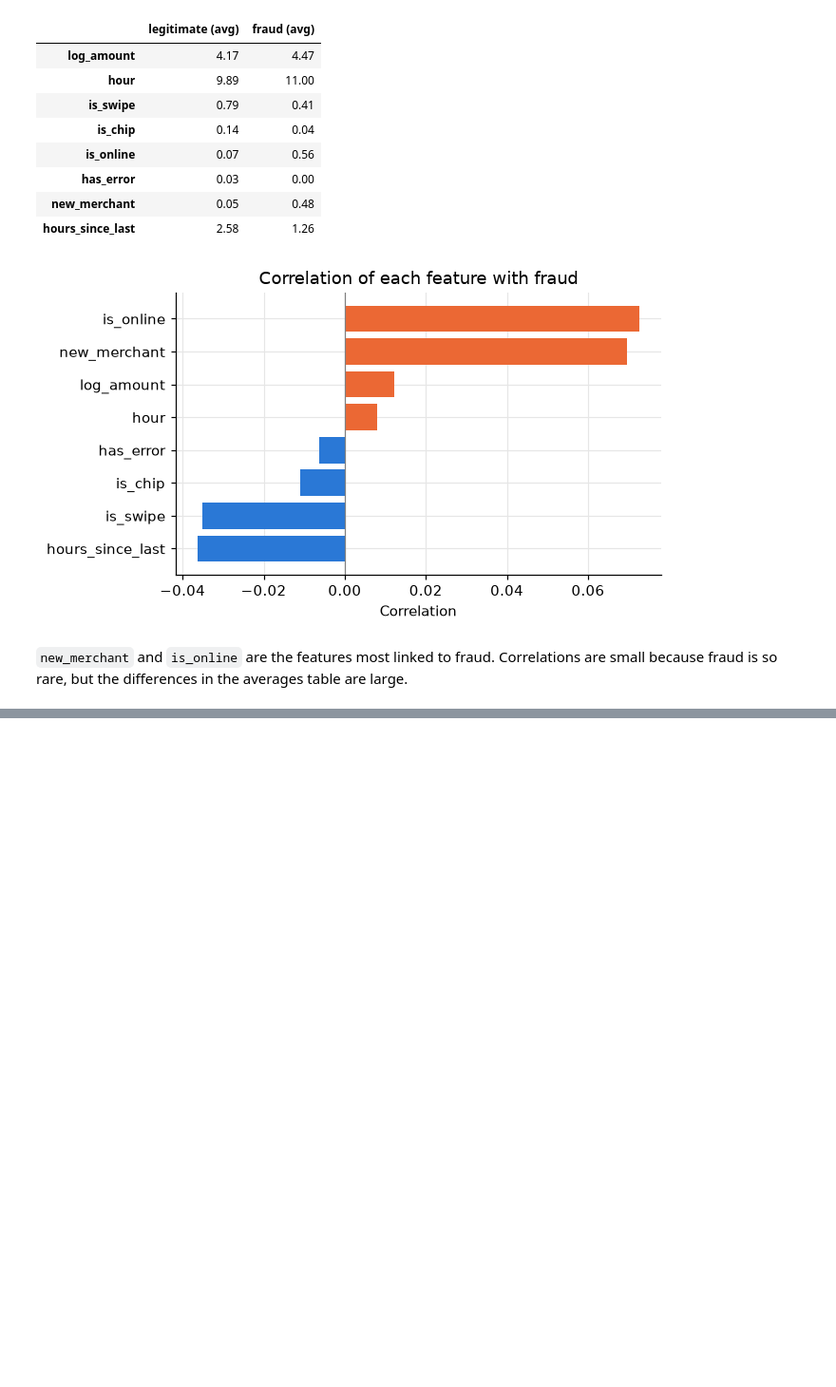
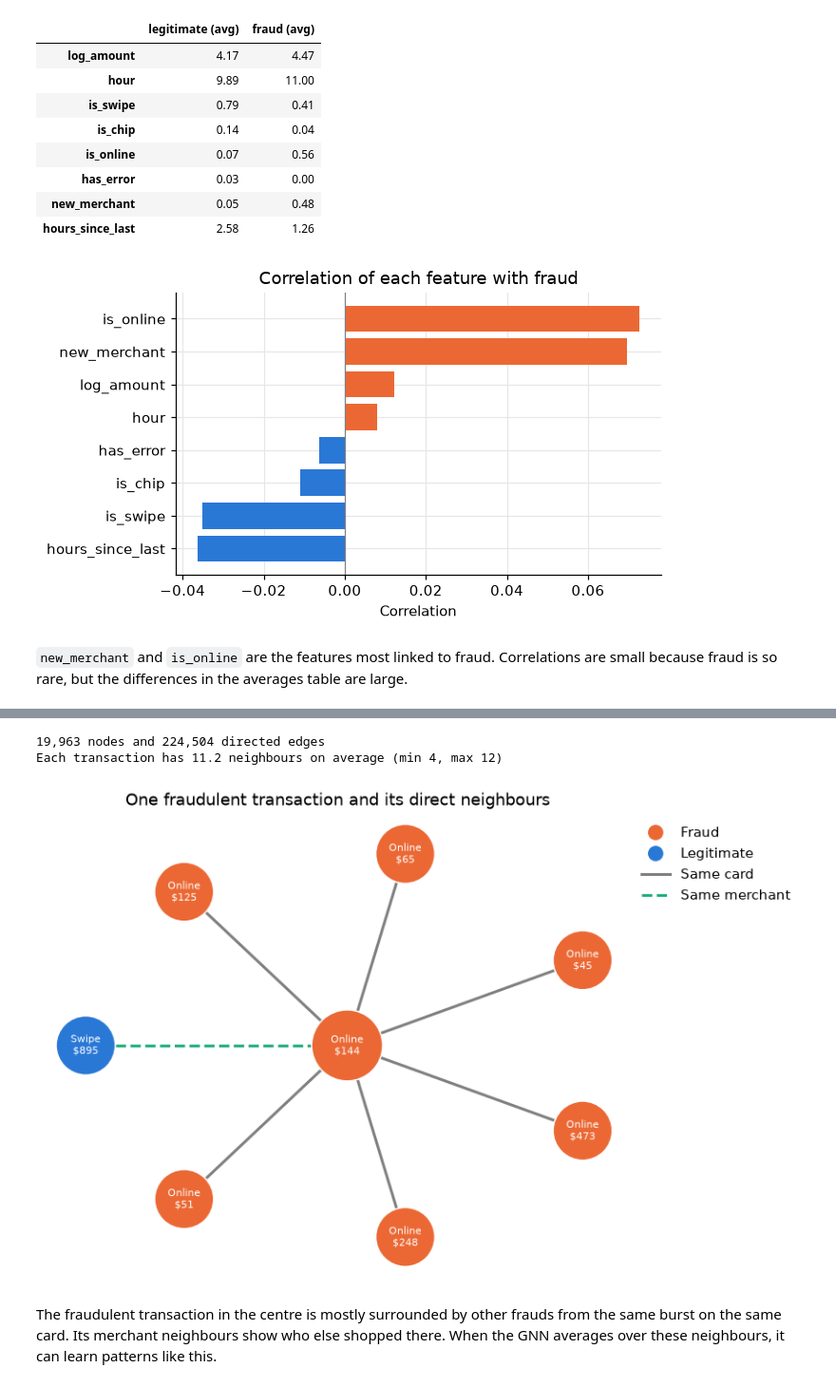
Before and after one commit to harryconnor/GNN-Fraud-Detection, a Jupyter notebook: Fraud_Detection_GNN.ipynb, the cells around one changed output, grey strips where cells are left out. Shown at 95% size. Cells and saved outputs as stored; diff of their text form; code cells hidden in the pictures; blank space fills up the shorter version.

Commit message:
Build transaction graph and plot a fraud neighbourhood

```diff
--- a/Fraud_Detection_GNN.ipynb
+++ b/Fraud_Detection_GNN.ipynb
@@ -285,0 +293,51 @@ plt.show()
+# %%
+def link_neighbours(group_column, k=3):
+    """Connect each transaction to the next k transactions in the same group (card or merchant)."""
+    edges = []
+    for idx in df.groupby(group_column).indices.values():      # row numbers, already in time order
+        for lag in range(1, k + 1):
+            edges.append(np.stack([idx[:-lag], idx[lag:]]))
+    return np.concatenate(edges, axis=1)
+
+edges = np.concatenate([link_neighbours('Card'), link_neighbours('Merchant Name')], axis=1)
+edges = np.unique(np.concatenate([edges, edges[::-1]], axis=1), axis=1)      # both directions, no duplicates
+
+degree = np.bincount(edges[0], minlength=len(df))
+print(f'{len(df):,} nodes and {edges.shape[1]:,} directed edges')
+print(f'Each transaction has {degree.mean():.1f} neighbours on average (min {degree.min()}, max {degree.max()})')
+# %% [output]
+19,963 nodes and 224,504 directed edges
+Each transaction has 11.2 neighbours on average (min 4, max 12)
+# %%
+fraud_node = int(np.where(y == 1)[0][15])
+neighbours = sorted(set(edges[1][edges[0] == fraud_node]))
+
+def label(i):
+    return f"{df.loc[i, 'Use Chip']}\n${df.loc[i, 'Amount']:.0f}"
+
+H = nx.Graph()
+H.add_node(fraud_node)
+for n in neighbours:
+    same_card = df.loc[n, 'Card'] == df.loc[fraud_node, 'Card']
+    H.add_edge(fraud_node, n, relation='same card' if same_card else 'same merchant')
+
+pos = nx.shell_layout(H, nlist=[[fraud_node], neighbours])
+fig, ax = plt.subplots(figsize=(7.5, 6))
+for relation, colour, style in [('same card', 'grey', 'solid'), ('same merchant', GREEN, 'dashed')]:
+    nx.draw_networkx_edges(H, pos, ax=ax, edgelist=[e for e in H.edges if H.edges[e]['relation'] == relation],
+                           edge_color=colour, style=style, width=2)
+nx.draw_networkx_nodes(H, pos, ax=ax, node_size=[2600 if n == fraud_node else 1800 for n in H],
+                       node_color=[ORANGE if y[n] else BLUE for n in H], edgecolors='white')
+nx.draw_networkx_labels(H, pos, ax=ax, labels={n: label(n) for n in H}, font_size=7, font_color='white')
+ax.legend(handles=[plt.Line2D([], [], marker='o', ls='', color=ORANGE, markersize=10, label='Fraud'),
+                   plt.Line2D([], [], marker='o', ls='', color=BLUE, markersize=10, label='Legitimate'),
+                   plt.Line2D([], [], color='grey', lw=2, label='Same card'),
+                   plt.Line2D([], [], color=GREEN, lw=2, ls='--', label='Same merchant')],
+          loc='upper left', bbox_to_anchor=(1, 1), frameon=False)
+ax.set_title('One fraudulent transaction and its direct neighbours')
+ax.axis('off')
+plt.show()
+# %% [output]
+[figure, added]
+# %% [markdown]
+The fraudulent transaction in the centre is mostly surrounded by other frauds from the same burst on the same card. Its merchant neighbours show who else shopped there. When the GNN averages over these neighbours, it can learn patterns like this.
```
Also changed, not shown: parts of 1 cell of this notebook.
